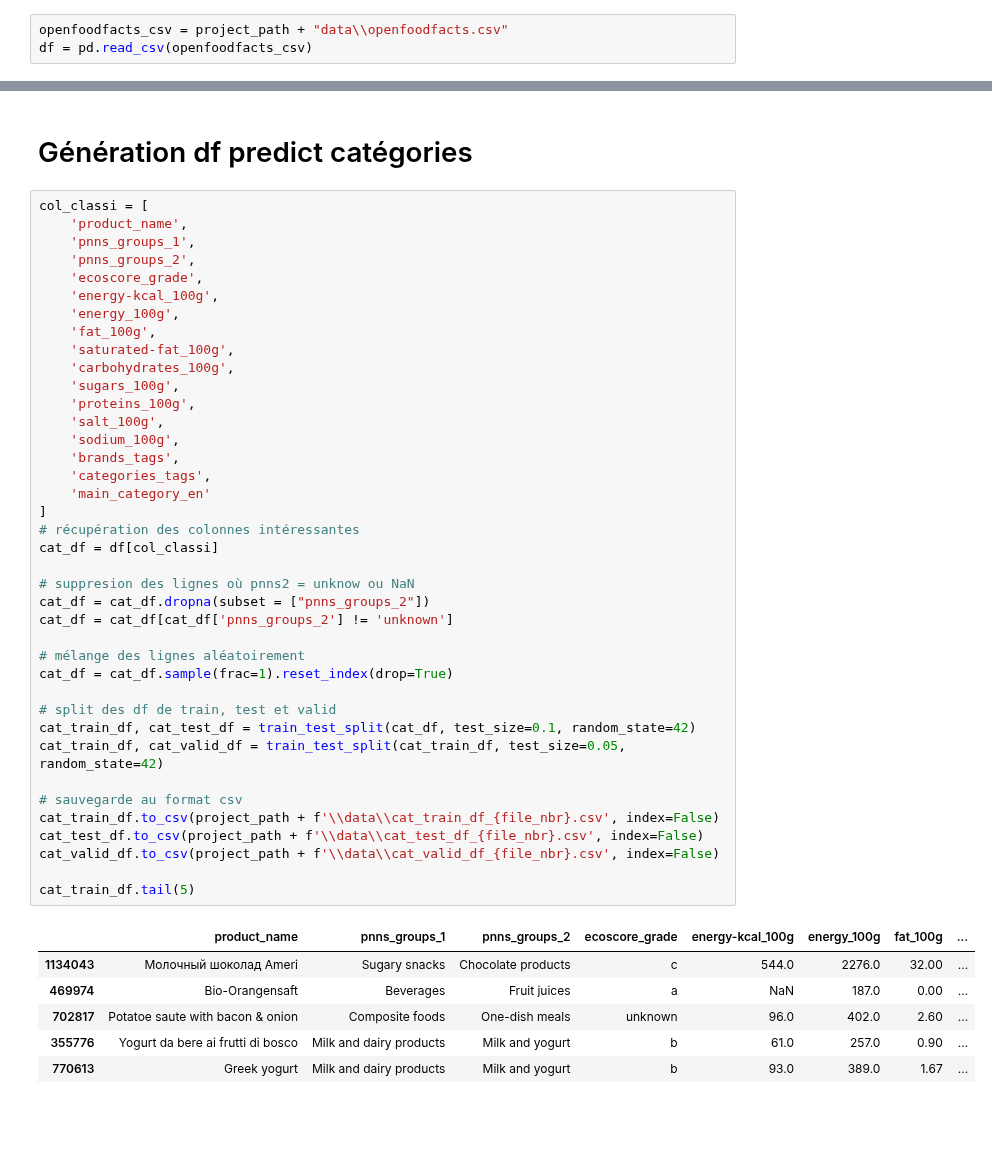
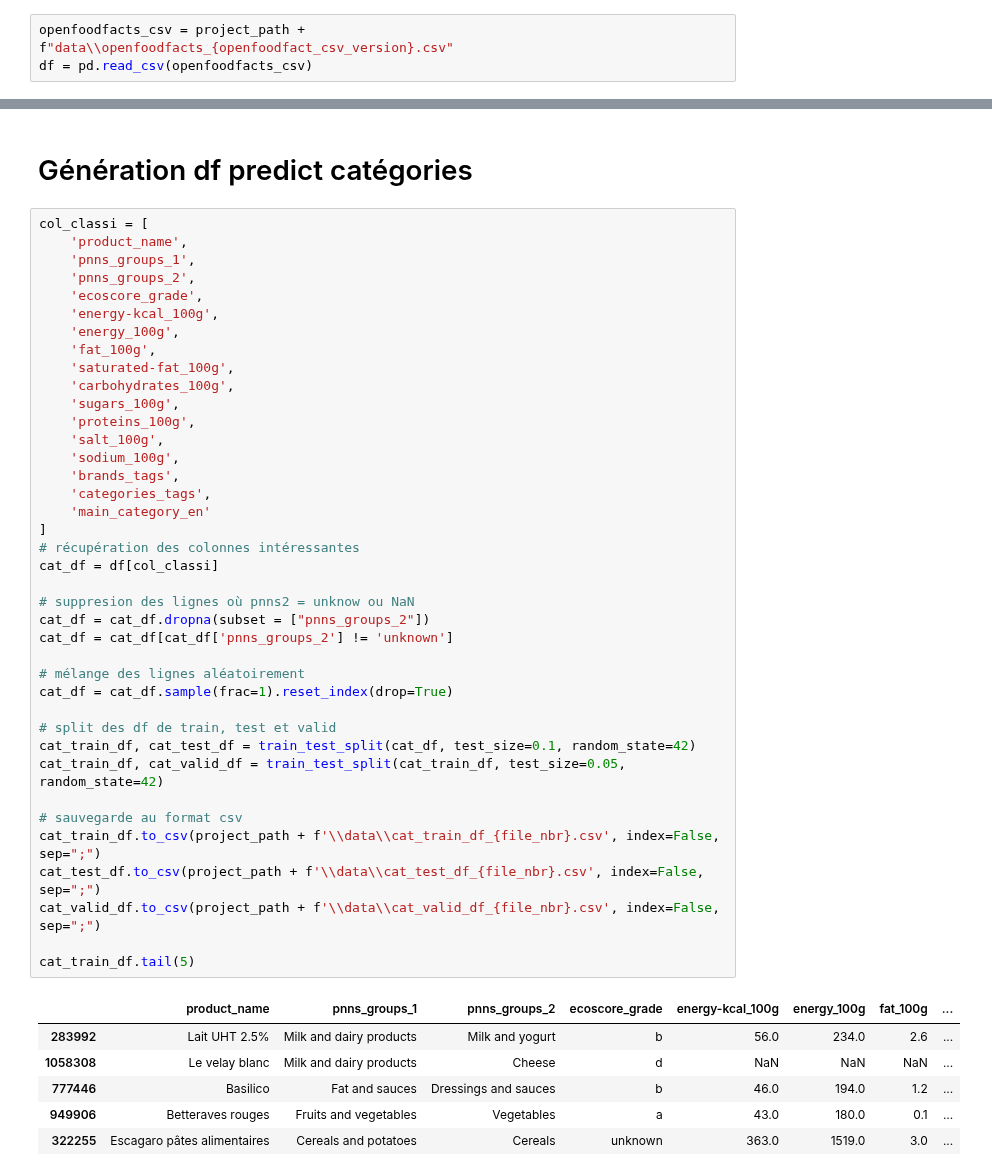
Before and after one commit to CarolusIntelligence/green_ia, a Jupyter notebook: cch/pre_processing_v0.1.ipynb, the cells around one changed output, grey strips where cells are left out. Saved outputs shown, nothing was run; the diff lists cells and outputs as text; blank space fills up the shorter version.

```diff
--- a/cch/pre_processing_v0.1.ipynb
+++ b/cch/pre_processing_v0.1.ipynb
@@ -34,5 +36,5 @@ file_nbr = '01' # numéro d'identification des csv à générer
 # %%
-openfoodfacts_csv = project_path + "data\\openfoodfacts.csv"
+openfoodfacts_csv = project_path + f"data\\openfoodfacts_{openfoodfact_csv_version}.csv"
 df = pd.read_csv(openfoodfacts_csv)
 # %%
 # afficher % de nan / colonne:
@@ -98,38 +100,38 @@ col_classi = [
     'fat_100g',
     'saturated-fat_100g',
     'carbohydrates_100g',
     'sugars_100g',
     'proteins_100g',
     'salt_100g',
     'sodium_100g',
     'brands_tags',
     'categories_tags',
     'main_category_en'
 ]
 # récupération des colonnes intéressantes
 cat_df = df[col_classi]
 
 # suppresion des lignes où pnns2 = unknow ou NaN
 cat_df = cat_df.dropna(subset = ["pnns_groups_2"])
 cat_df = cat_df[cat_df['pnns_groups_2'] != 'unknown']
 
 # mélange des lignes aléatoirement
 cat_df = cat_df.sample(frac=1).reset_index(drop=True)
 
 # split des df de train, test et valid
 cat_train_df, cat_test_df = train_test_split(cat_df, test_size=0.1, random_state=42)
 cat_train_df, cat_valid_df = train_test_split(cat_train_df, test_size=0.05, random_state=42)
 
 # sauvegarde au format csv
-cat_train_df.to_csv(project_path + f'\\data\\cat_train_df_{file_nbr}.csv', index=False)
-cat_test_df.to_csv(project_path + f'\\data\\cat_test_df_{file_nbr}.csv', index=False)
-cat_valid_df.to_csv(project_path + f'\\data\\cat_valid_df_{file_nbr}.csv', index=False)
+cat_train_df.to_csv(project_path + f'\\data\\cat_train_df_{file_nbr}.csv', index=False, sep=";")
+cat_test_df.to_csv(project_path + f'\\data\\cat_test_df_{file_nbr}.csv', index=False, sep=";")
+cat_valid_df.to_csv(project_path + f'\\data\\cat_valid_df_{file_nbr}.csv', index=False, sep=";")
 
 cat_train_df.tail(5)
 # %% [output]
 |  | product_name | pnns_groups_1 | pnns_groups_2 | ecoscore_grade | energy-kcal_100g | energy_100g | fat_100g | ... |
-| 1134043 | Молочный шоколад Ameri | Sugary snacks | Chocolate products | c | 544.0 | 2276.0 | 32.00 | ... |
-| 469974 | Bio-Orangensaft | Beverages | Fruit juices | a | NaN | 187.0 | 0.00 | ... |
-| 702817 | Potatoe saute with bacon & onion | Composite foods | One-dish meals | unknown | 96.0 | 402.0 | 2.60 | ... |
-| 355776 | Yogurt da bere ai frutti di bosco | Milk and dairy products | Milk and yogurt | b | 61.0 | 257.0 | 0.90 | ... |
-| 770613 | Greek yogurt | Milk and dairy products | Milk and yogurt | b | 93.0 | 389.0 | 1.67 | ... |
+| 283992 | Lait UHT 2.5% | Milk and dairy products | Milk and yogurt | b | 56.0 | 234.0 | 2.6 | ... |
+| 1058308 | Le velay blanc | Milk and dairy products | Cheese | d | NaN | NaN | NaN | ... |
+| 777446 | Basilico | Fat and sauces | Dressings and sauces | b | 46.0 | 194.0 | 1.2 | ... |
+| 949906 | Betteraves rouges | Fruits and vegetables | Vegetables | a | 43.0 | 180.0 | 0.1 | ... |
+| 322255 | Escagaro pâtes alimentaires | Cereals and potatoes | Cereals | unknown | 363.0 | 1519.0 | 3.0 | ... |
```
Also changed, not shown: parts of 2 cells of this notebook, 2 other files.
